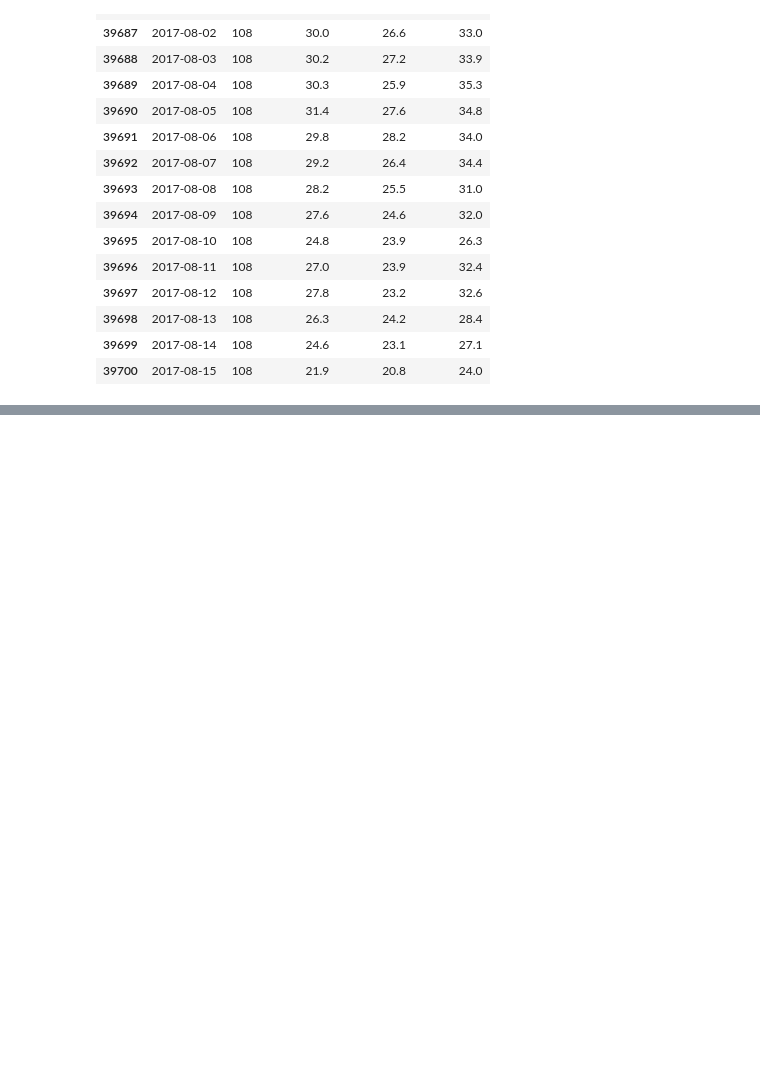
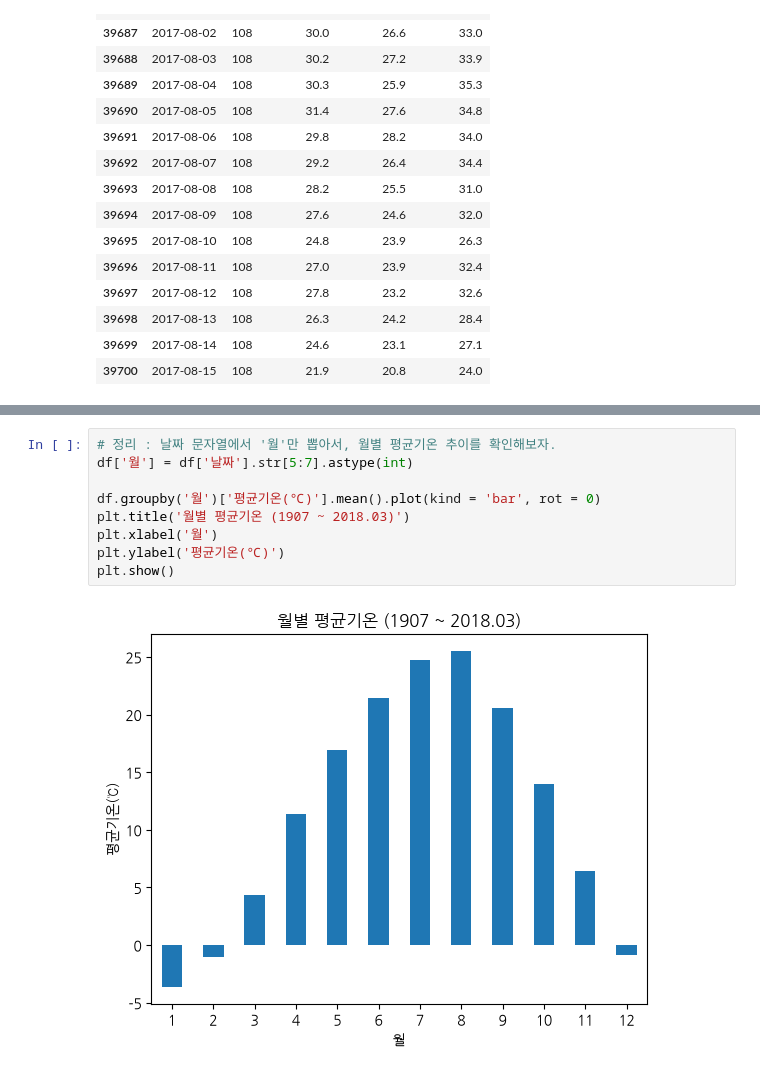
Before and after one commit to azeroo0/gg1th_analysis_ex, a Jupyter notebook: 3.a 프로젝트1 - 기온데이터분석.ipynb, the cells around one changed output, grey strips where cells are left out. Drawn from its saved outputs; the diff is of its cells as text; blank space fills up the shorter version.

```diff
--- a/3.a 프로젝트1 - 기온데이터분석.ipynb
+++ b/3.a 프로젝트1 - 기온데이터분석.ipynb
@@ -253,0 +299,11 @@ plt.show()
+# %%
+# 정리 : 날짜 문자열에서 '월'만 뽑아서, 월별 평균기온 추이를 확인해보자.
+df['월'] = df['날짜'].str[5:7].astype(int)
+
+df.groupby('월')['평균기온(℃)'].mean().plot(kind = 'bar', rot = 0)
+plt.title('월별 평균기온 (1907 ~ 2018.03)')
+plt.xlabel('월')
+plt.ylabel('평균기온(℃)')
+plt.show()
+# %% [output]
+[figure, added]
```
Also changed, not shown: parts of 18 cells of this notebook.
